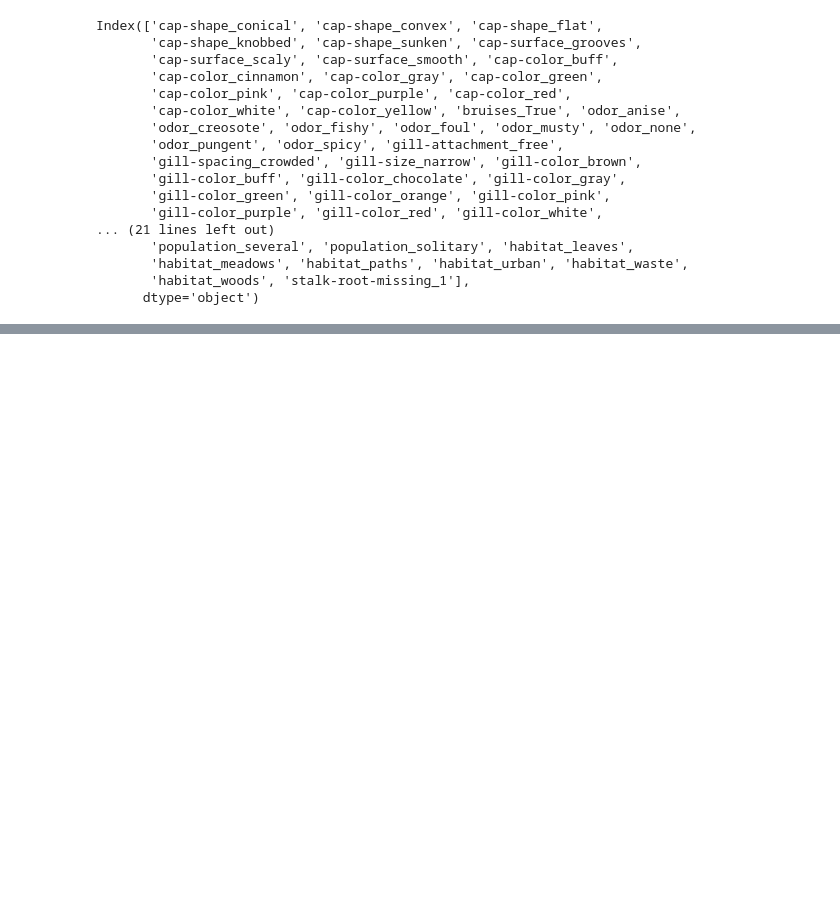
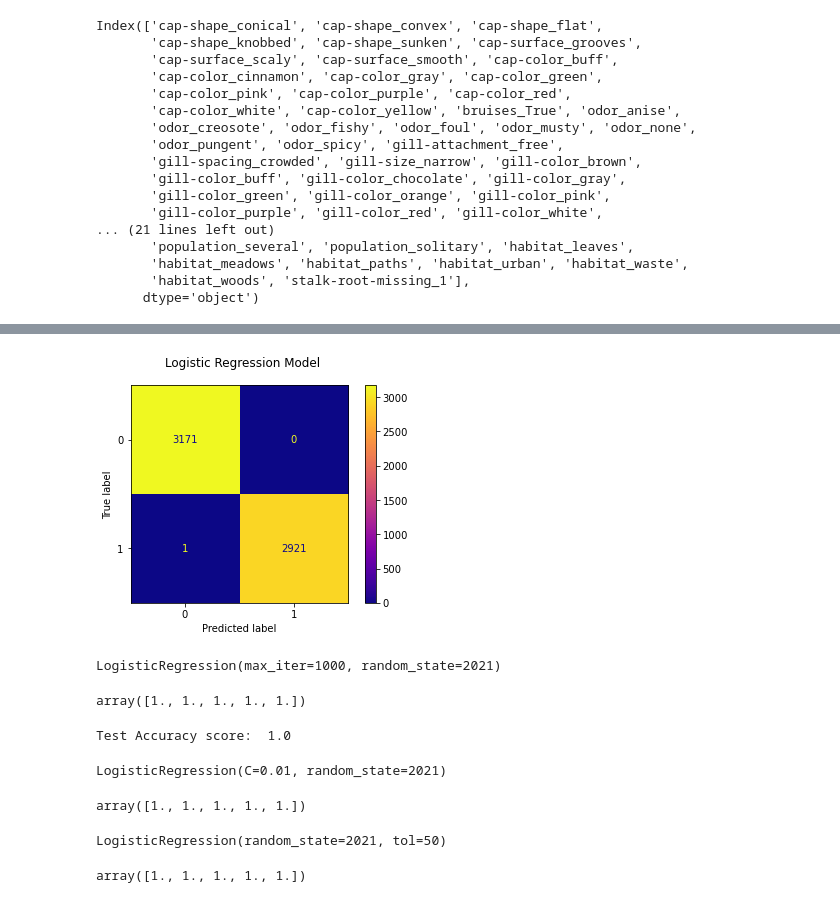
Before and after one commit to markrubin85/Mushroom_Class, a Jupyter notebook: Mushroom_Classification_Workflow.ipynb, the cells around one changed output, grey strips where cells are left out. Saved outputs shown, nothing was run; the diff lists cells and outputs as text; code cells hidden in the pictures; blank space fills up the shorter version.

```diff
--- a/Mushroom_Classification_Workflow.ipynb
+++ b/Mushroom_Classification_Workflow.ipynb
@@ -1757,0 +1825,50 @@ feat_import
+# %%
+fig, ax = plt.subplots()
+
+fig.suptitle("Logistic Regression Model")
+
+plot_confusion_matrix(logreg_model, X_train, y_train, ax=ax, cmap="plasma");
+# %% [output]
+[figure, added]
+# %%
+logreg_model_more_iterations = LogisticRegression(random_state=2021, max_iter=1000)
+logreg_model_more_iterations.fit(X_train, y_train)
+# %% [output]
+LogisticRegression(max_iter=1000, random_state=2021)
+# %%
+# Cross-validation
+iter_scores = cross_val_score(estimator=logreg_model_more_iterations, X=X_train, y=y_train, cv=5)
+scores
+# %% [output]
+array([1., 1., 1., 1., 1.])
+# %%
+#use the fitted model to predict on the test data
+logreg_model_more_iterations_pred = logreg_model_more_iterations.predict(X_test)
+# checking Accuracy on the test data
+print('Test Accuracy score: ', accuracy_score(y_test, logreg_model_more_iterations_pred))
+# checking Recall on the test data
+#print('Test Recall score: ', recall_score(y_test, logreg_model_more_iterations_pred))
+# %% [output]
+Test Accuracy score:  1.0
+# %%
+logreg_model_more_regularization = LogisticRegression(random_state=2021, C=0.01)
+logreg_model_more_regularization.fit(X_train, y_train)
+# %% [output]
+LogisticRegression(C=0.01, random_state=2021)
+# %%
+# Cross-validation
+reg_scores = cross_val_score(estimator=logreg_model_more_regularization, X=X_train, y=y_train, cv=5)
+scores
+# %% [output]
+array([1., 1., 1., 1., 1.])
+# %%
+logreg_model_higher_tolerance = LogisticRegression(random_state=2021, tol=50)
+logreg_model_higher_tolerance.fit(X_train, y_train)
+# %% [output]
+LogisticRegression(random_state=2021, tol=50)
+# %%
+# Cross-validation
+tol_scores = cross_val_score(estimator=logreg_model_higher_tolerance, X=X_train, y=y_train, cv=5)
+scores
+# %% [output]
+array([1., 1., 1., 1., 1.])
```
Also changed, not shown: parts of 61 cells of this notebook, 1 other file.
